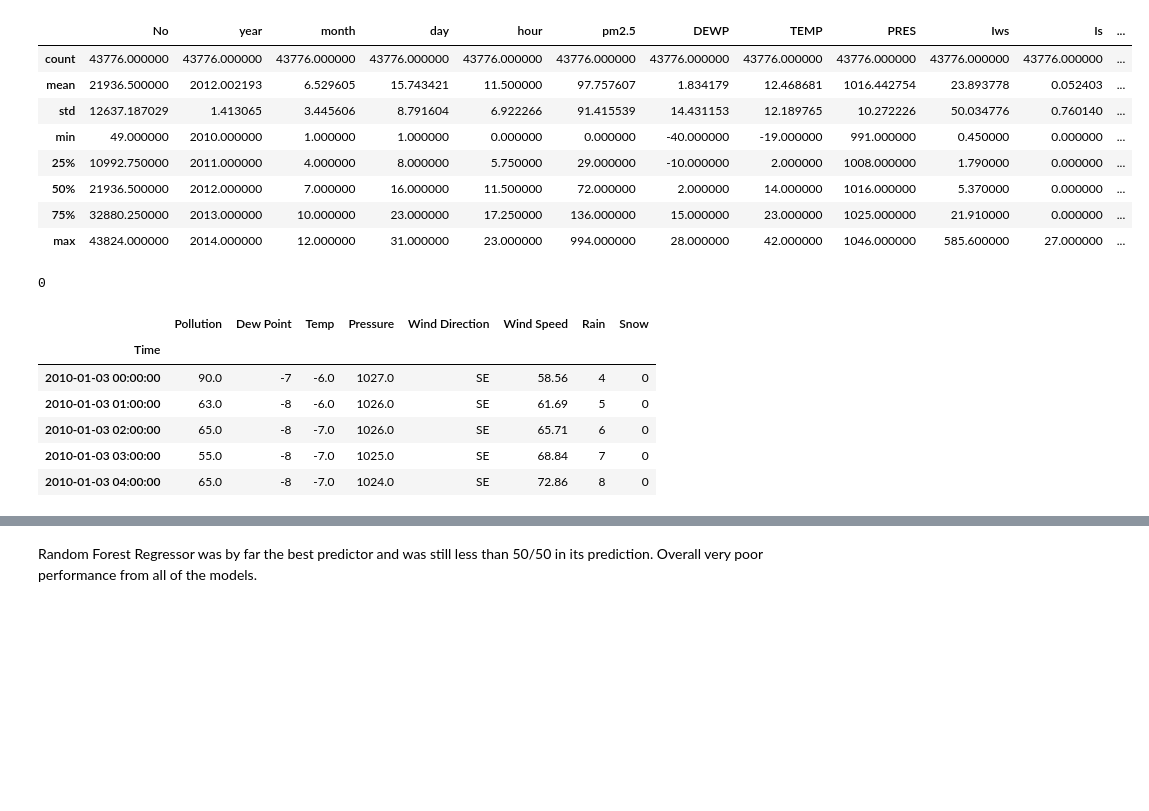
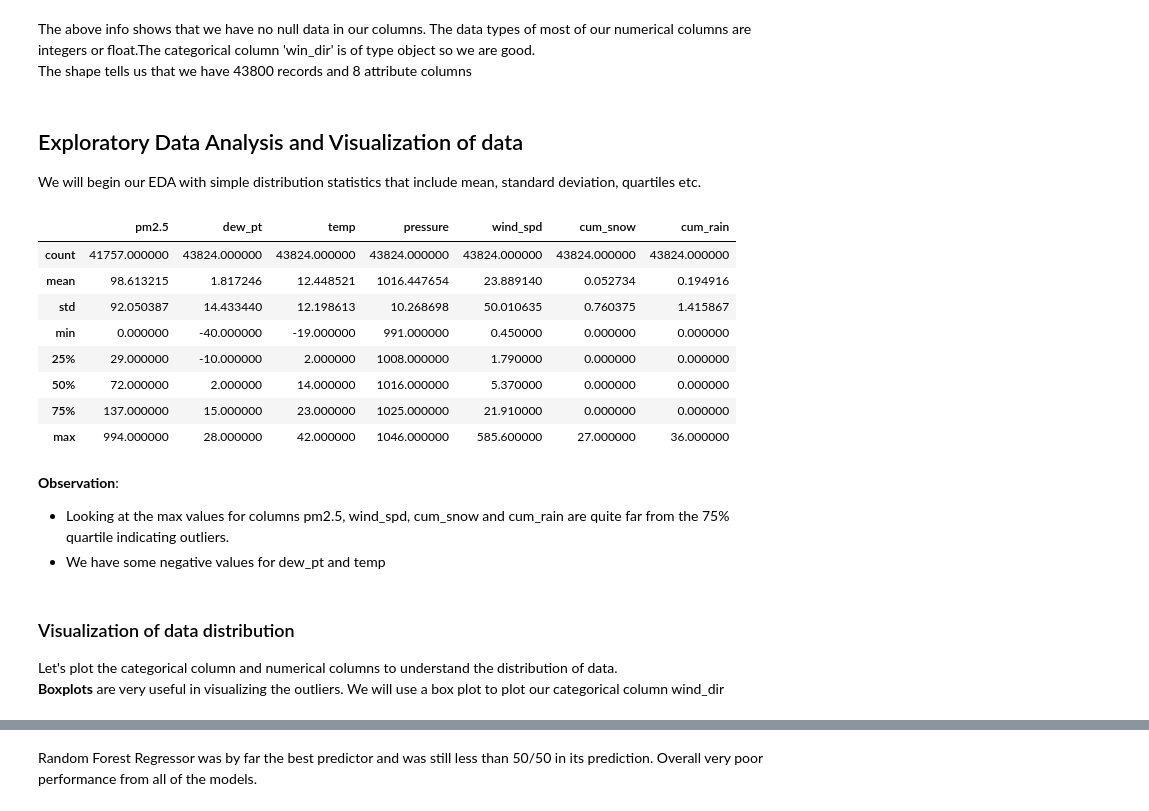
Before and after one commit to haldersas/Time-Series-Visualization-BeijingPM2.5, a Jupyter notebook: Final Project Notebook.ipynb, the cells around one changed output, grey strips where cells are left out. Saved outputs shown, nothing was run; the diff lists cells and outputs as text; code cells hidden in the pictures; blank space fills up the shorter version.

```diff
--- a/Final Project Notebook.ipynb
+++ b/Final Project Notebook.ipynb
@@ -72,0 +94,12 @@ Attribute Information:
+# %%
+# parse the datetime columns into a single column
+from datetime import datetime
+
+def parse_date(x):
+    return datetime.strptime(x,'%Y %m %d %H')
+
+df1 = pd.read_csv('PRSA_data_2010.1.1-2014.12.31.csv', index_col=0,date_parser=parse_date,parse_dates=[['year','month','day','hour']])
+df1.drop(columns='No', axis=1, inplace=True)
+# set date as index
+df1.index.name = 'time'
+df1.head()
@@ -72,0 +116,6 @@ Attribute Information:
+# %%
+# Change column names
+df2 = df1.copy()
+df2.columns = ['pm2.5','dew_pt','temp','pressure', 'wind_dir','wind_spd','cum_snow','cum_rain']
+df2.head(30)
+# df2.sample(30)
@@ -72,0 +158,4 @@ Attribute Information:
+# %%
+# Fix nulls in 'pm2.5, the pollution column
+df2 = df2[24:].fillna(method='ffill')
+df2.sample(15)
@@ -96,33 +203,28 @@ memory usage: 4.3+ MB
+# %% [markdown]
+The above info shows that we have no null data in our columns. The data types of most of our numerical columns are integers or float.The categorical column 'win_dir' is of type object so we are good.<br>
+The shape tells us that we have 43800 records and 8 attribute columns
+# %% [markdown]
+## Exploratory Data Analysis and Visualization of data
+
+We will begin our EDA with simple distribution statistics that include mean, standard deviation, quartiles etc.
 # %%
-df.describe()
+df2.describe()
 # %% [output]
-|  | No | year | month | day | hour | pm2.5 | DEWP | TEMP | PRES | Iws | Is | ... |
-| count | 43776.000000 | 43776.000000 | 43776.000000 | 43776.000000 | 43776.000000 | 43776.000000 | 43776.000000 | 43776.000000 | 43776.000000 | 43776.000000 | 43776.000000 | ... |
-| mean | 21936.500000 | 2012.002193 | 6.529605 | 15.743421 | 11.500000 | 97.757607 | 1.834179 | 12.468681 | 1016.442754 | 23.893778 | 0.052403 | ... |
-| std | 12637.187029 | 1.413065 | 3.445606 | 8.791604 | 6.922266 | 91.415539 | 14.431153 | 12.189765 | 10.272226 | 50.034776 | 0.760140 | ... |
-| min | 49.000000 | 2010.000000 | 1.000000 | 1.000000 | 0.000000 | 0.000000 | -40.000000 | -19.000000 | 991.000000 | 0.450000 | 0.000000 | ... |
-| 25% | 10992.750000 | 2011.000000 | 4.000000 | 8.000000 | 5.750000 | 29.000000 | -10.000000 | 2.000000 | 1008.000000 | 1.790000 | 0.000000 | ... |
-| 50% | 21936.500000 | 2012.000000 | 7.000000 | 16.000000 | 11.500000 | 72.000000 | 2.000000 | 14.000000 | 1016.000000 | 5.370000 | 0.000000 | ... |
-| 75% | 32880.250000 | 2013.000000 | 10.000000 | 23.000000 | 17.250000 | 136.000000 | 15.000000 | 23.000000 | 1025.000000 | 21.910000 | 0.000000 | ... |
-| max | 43824.000000 | 2014.000000 | 12.000000 | 31.000000 | 23.000000 | 994.000000 | 28.000000 | 42.000000 | 1046.000000 | 585.600000 | 27.000000 | ... |
+|  | pm2.5 | dew_pt | temp | pressure | wind_spd | cum_snow | cum_rain |
+| count | 41757.000000 | 43824.000000 | 43824.000000 | 43824.000000 | 43824.000000 | 43824.000000 | 43824.000000 |
+| mean | 98.613215 | 1.817246 | 12.448521 | 1016.447654 | 23.889140 | 0.052734 | 0.194916 |
+| std | 92.050387 | 14.433440 | 12.198613 | 10.268698 | 50.010635 | 0.760375 | 1.415867 |
+| min | 0.000000 | -40.000000 | -19.000000 | 991.000000 | 0.450000 | 0.000000 | 0.000000 |
+| 25% | 29.000000 | -10.000000 | 2.000000 | 1008.000000 | 1.790000 | 0.000000 | 0.000000 |
+| 50% | 72.000000 | 2.000000 | 14.000000 | 1016.000000 | 5.370000 | 0.000000 | 0.000000 |
+| 75% | 137.000000 | 15.000000 | 23.000000 | 1025.000000 | 21.910000 | 0.000000 | 0.000000 |
+| max | 994.000000 | 28.000000 | 42.000000 | 1046.000000 | 585.600000 | 27.000000 | 36.000000 |
-# %%
-#Dropping the first day as the pm2.5 column only has 'nan' values
-df = df[24:].fillna(method='ffill')
-df['pm2.5'].isna().sum()
-# %% [output]
-0
-# %%
-df2 = df.copy()
-df2['Time'] = df2.apply(lambda x : datetime.datetime(year=x['year'], month=x['month'], day=x['day'], hour=x['hour']), axis=1)
-df2.drop(columns=['year', 'month', 'day', 'hour', 'No'], inplace=True)
-df2 = df2.set_index('Time')
-df2.columns = ['Pollution','Dew Point','Temp','Pressure','Wind Direction','Wind Speed','Rain','Snow']
-df2.head()
-# %% [output]
-|  | Pollution | Dew Point | Temp | Pressure | Wind Direction | Wind Speed | Rain | Snow |
-| Time |  |  |  |  |  |  |  |  |
-| 2010-01-03 00:00:00 | 90.0 | -7 | -6.0 | 1027.0 | SE | 58.56 | 4 | 0 |
-| 2010-01-03 01:00:00 | 63.0 | -8 | -6.0 | 1026.0 | SE | 61.69 | 5 | 0 |
-| 2010-01-03 02:00:00 | 65.0 | -8 | -7.0 | 1026.0 | SE | 65.71 | 6 | 0 |
-| 2010-01-03 03:00:00 | 55.0 | -8 | -7.0 | 1025.0 | SE | 68.84 | 7 | 0 |
-| 2010-01-03 04:00:00 | 65.0 | -8 | -7.0 | 1024.0 | SE | 72.86 | 8 | 0 |
+# %% [markdown]
+**Observation**:
+- Looking at the max values for columns pm2.5, wind_spd, cum_snow and cum_rain are quite far from the 75% quartile indicating outliers.
+- We have some negative values for dew_pt and temp
+# %% [markdown]
+### Visualization of data distribution
+
+Let's plot the categorical column and numerical columns to understand the distribution of data.<br>
+**Boxplots** are very useful in visualizing the outliers. We will use a box plot to plot our categorical column wind_dir
```
Also changed, not shown: parts of 54 cells of this notebook.
